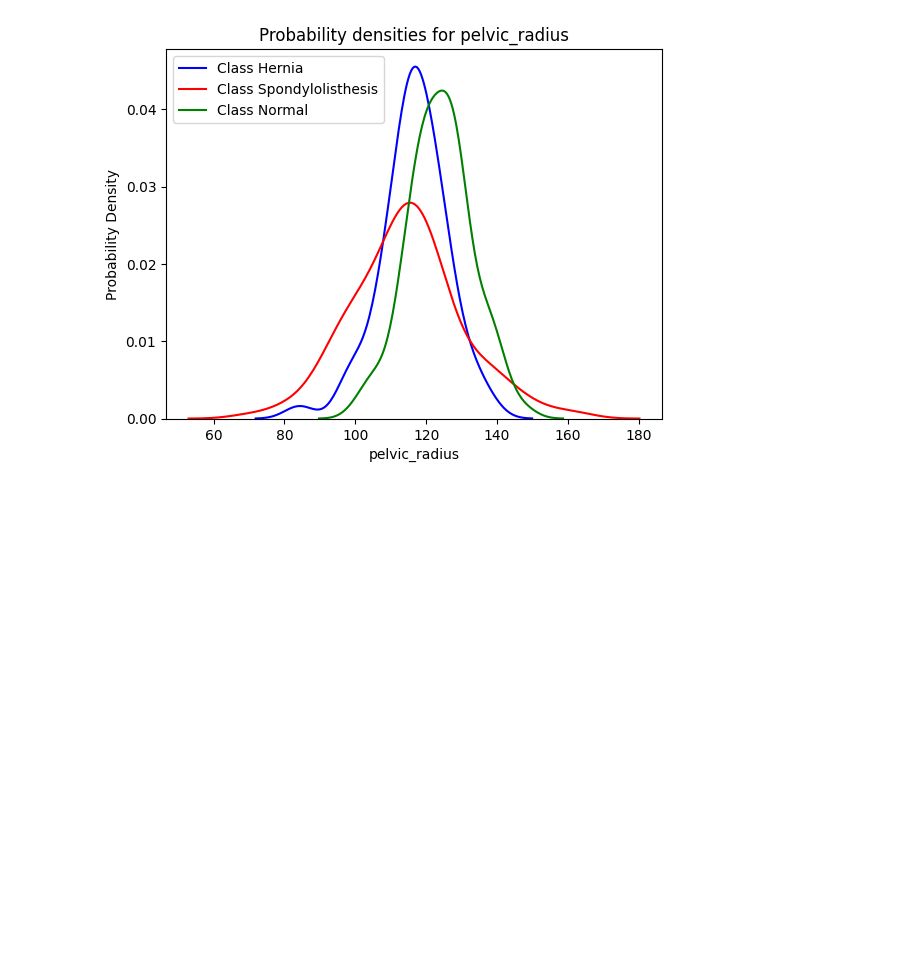
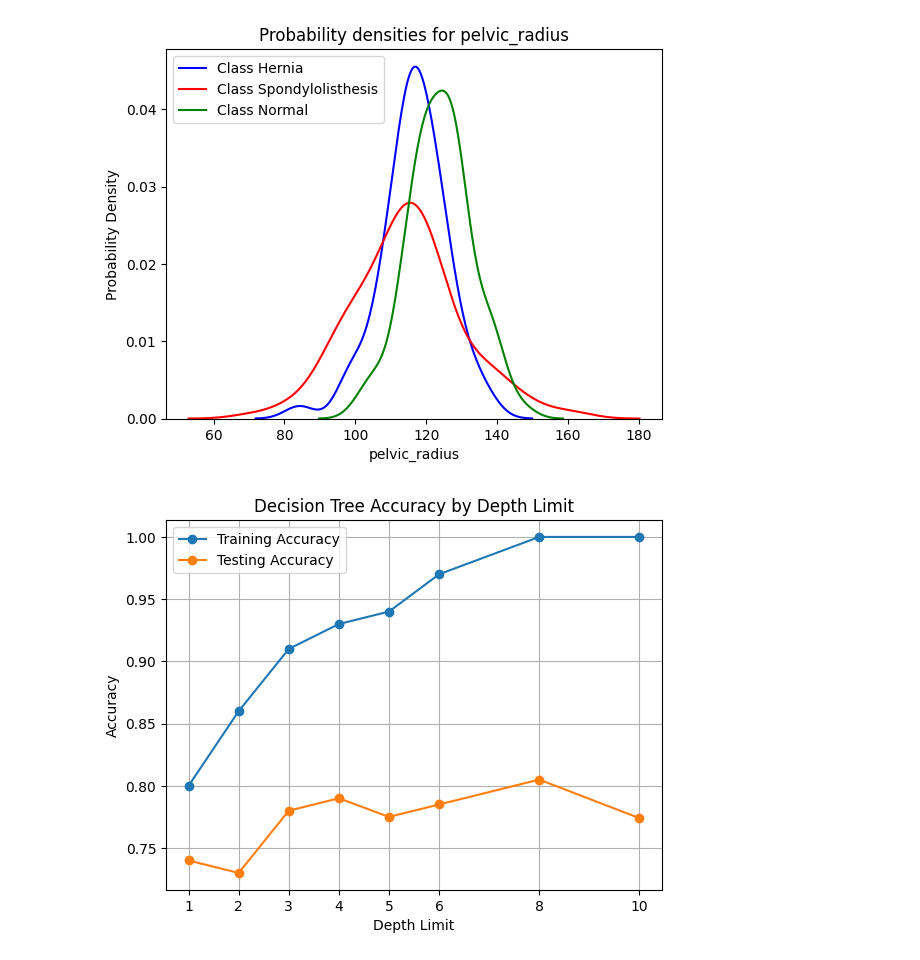
Before and after one commit to nunogoncalves03/apre-homework, a Jupyter notebook: homework-1/homework.ipynb, the cells around one changed output. Saved outputs shown, nothing was run; the diff lists cells and outputs as text; code cells hidden in the pictures; blank space fills up the shorter version.

```diff
--- a/homework-1/homework.ipynb
+++ b/homework-1/homework.ipynb
@@ -48,3 +48,38 @@ plt.show()
 # %% [output]
 [figure]
 [figure]
+# %%
+from sklearn import metrics, tree
+from sklearn.model_selection import train_test_split
+
+X_train, X_test, y_train, y_test = train_test_split(X, y, train_size=0.7, random_state=0)
+
+depth_limits = [1, 2, 3, 4, 5, 6, 8, 10]
+train_accuracies = []
+test_accuracies = []
+
+for depth_limit in depth_limits:
+    training_accuracy_sum = 0
+    testing_accuracy_sum = 0
+
+    for _ in range(10):
+        predictor = tree.DecisionTreeClassifier(max_depth=depth_limit)
+        predictor.fit(X_train, y_train)
+
+        training_accuracy_sum += round(metrics.accuracy_score(y_train, predictor.predict(X_train)), 2)
+        testing_accuracy_sum += round(metrics.accuracy_score(y_test, predictor.predict(X_test)), 2)
+
+    train_accuracies.append(training_accuracy_sum / 10)
+    test_accuracies.append(testing_accuracy_sum / 10)
+
+plt.plot(depth_limits, train_accuracies, marker='o', label='Training Accuracy')
+plt.plot(depth_limits, test_accuracies, marker='o', label='Testing Accuracy')
+plt.title('Decision Tree Accuracy by Depth Limit')
+plt.xlabel('Depth Limit')
+plt.ylabel('Accuracy')
+plt.xticks(depth_limits)
+plt.legend()
+plt.grid()
+plt.show()
+# %% [output]
+[figure, added]
```
